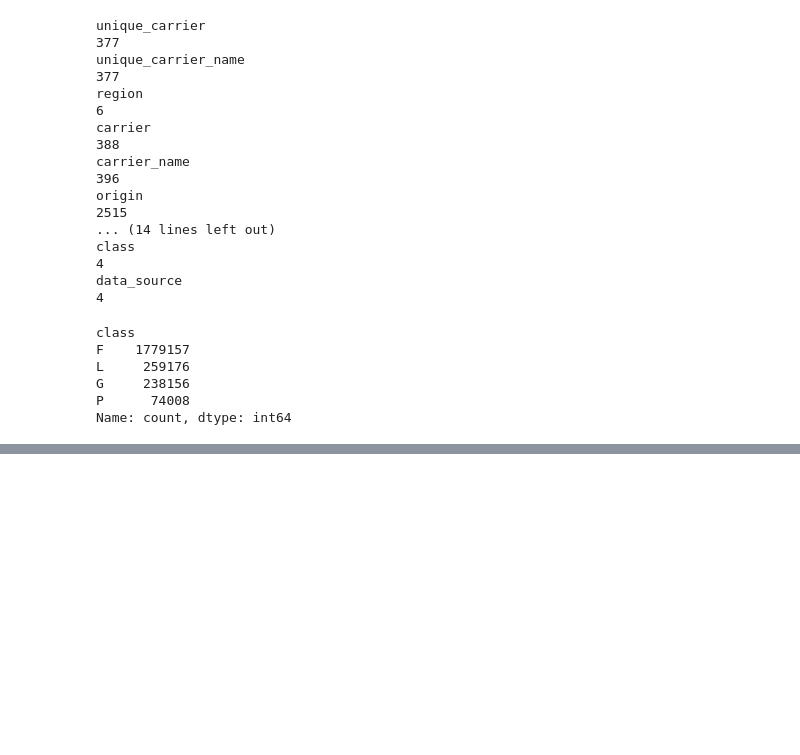
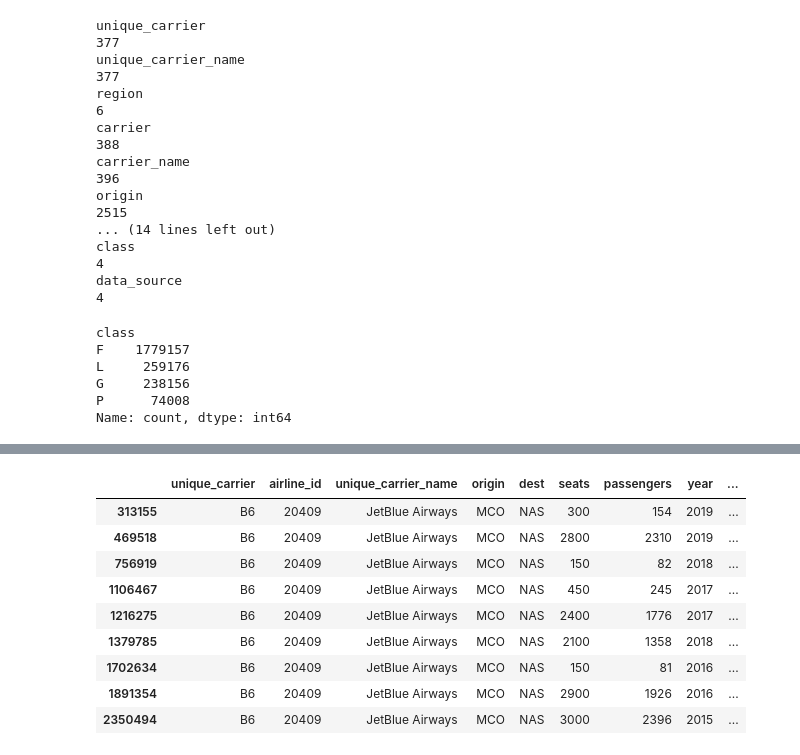
Before and after one commit to btmarsh6/mid-term-project-I, a Jupyter notebook: Ben_cleaning.ipynb, the cells around one changed output, grey strips where cells are left out. Drawn from its saved outputs; the diff is of its cells as text; code cells hidden in the pictures; blank space fills up the shorter version.

```diff
--- a/Ben_cleaning.ipynb
+++ b/Ben_cleaning.ipynb
@@ -336,0 +359,13 @@ df = passengers_df[['']]
+# %%
+avg_passengers_df[(avg_passengers_df['airline_id'] == 20409) & (avg_passengers_df['month']==4) & (avg_passengers_df['origin']=='MCO') & (avg_passengers_df['dest']=='NAS')]
+# %% [output]
+|  | unique_carrier | airline_id | unique_carrier_name | origin | dest | seats | passengers | year | ... |
+| 313155 | B6 | 20409 | JetBlue Airways | MCO | NAS | 300 | 154 | 2019 | ... |
+| 469518 | B6 | 20409 | JetBlue Airways | MCO | NAS | 2800 | 2310 | 2019 | ... |
+| 756919 | B6 | 20409 | JetBlue Airways | MCO | NAS | 150 | 82 | 2018 | ... |
+| 1106467 | B6 | 20409 | JetBlue Airways | MCO | NAS | 450 | 245 | 2017 | ... |
+| 1216275 | B6 | 20409 | JetBlue Airways | MCO | NAS | 2400 | 1776 | 2017 | ... |
+| 1379785 | B6 | 20409 | JetBlue Airways | MCO | NAS | 2100 | 1358 | 2018 | ... |
+| 1702634 | B6 | 20409 | JetBlue Airways | MCO | NAS | 150 | 81 | 2016 | ... |
+| 1891354 | B6 | 20409 | JetBlue Airways | MCO | NAS | 2900 | 1926 | 2016 | ... |
+| 2350494 | B6 | 20409 | JetBlue Airways | MCO | NAS | 3000 | 2396 | 2015 | ... |
```
Also changed, not shown: parts of 16 cells of this notebook, 1 other file.
